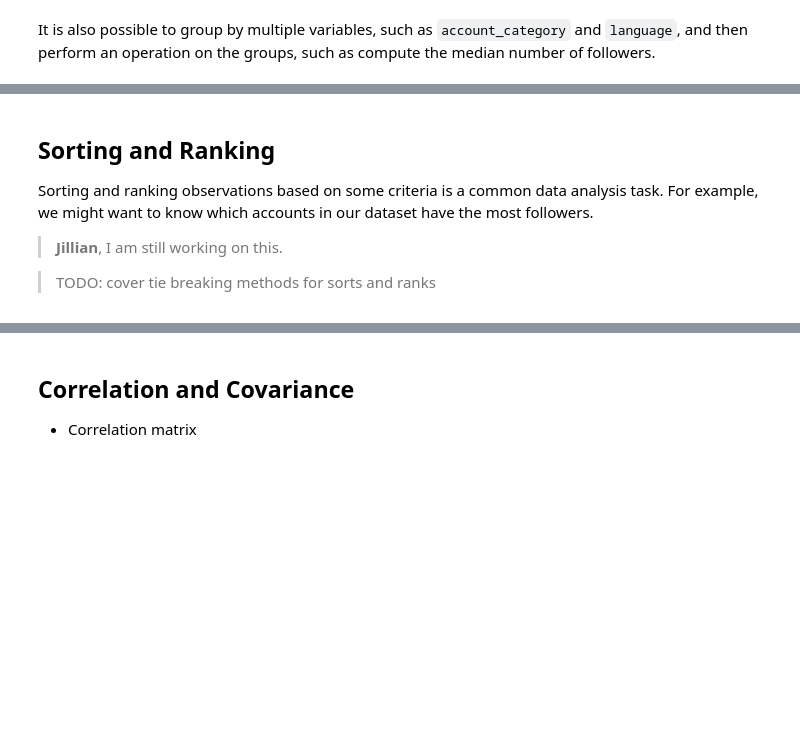
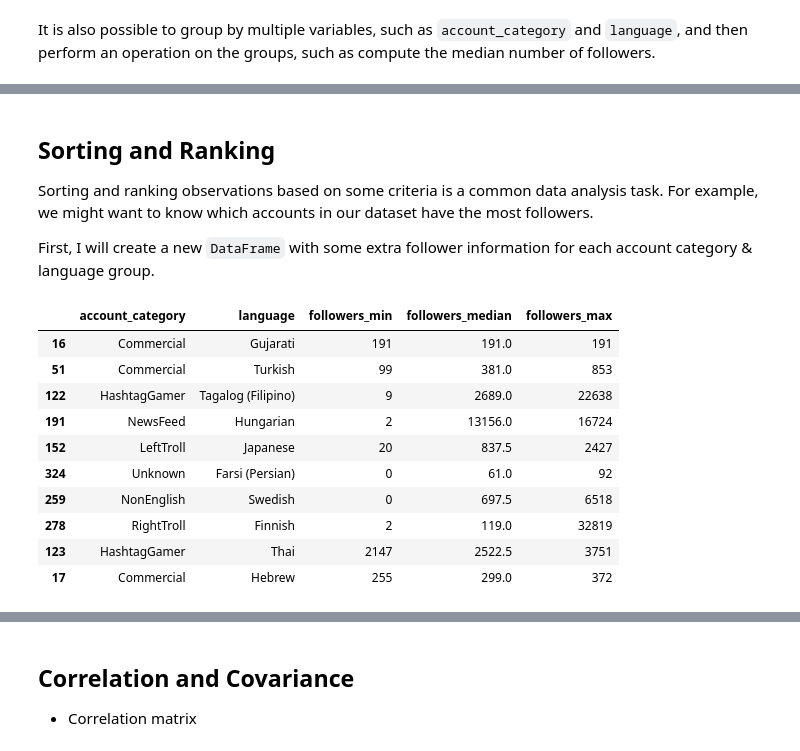
Before and after one commit to mclevey/GESIS_2020_Fundamentals, a Jupyter notebook: 03_pandas.ipynb, the cells around one changed output, grey strips where cells are left out. Cells and saved outputs as stored; diff of their text form; code cells hidden in the pictures; blank space fills up the shorter version.

```diff
--- a/03_pandas.ipynb
+++ b/03_pandas.ipynb
@@ -584,8 +718,23 @@ Finally, we can perform *multiple* operations on a grouped object by using the `
 # %% [markdown]
+<a id='skip_axes'></a>
 ## Sorting and Ranking
 
 Sorting and ranking observations based on some criteria is a common data analysis task. For example, we might want to know which accounts in our dataset have the most followers.
 
-> **Jillian**, I am still working on this.
-
-> TODO: cover tie breaking methods for sorts and ranks
+First, I will create a new `DataFrame` with some extra follower information for each account category & language group.
+# %%
+new_cat_lang = df.groupby(['account_category', 'language'], as_index=False)['followers'].agg([min, np.median, max]).reset_index()
+new_cat_lang.columns = ['account_category', 'language', 'followers_min', 'followers_median', 'followers_max']
+new_cat_lang.sample(10)
+# %% [output]
+|  | account_category | language | followers_min | followers_median | followers_max |
+| 16 | Commercial | Gujarati | 191 | 191.0 | 191 |
+| 51 | Commercial | Turkish | 99 | 381.0 | 853 |
+| 122 | HashtagGamer | Tagalog (Filipino) | 9 | 2689.0 | 22638 |
+| 191 | NewsFeed | Hungarian | 2 | 13156.0 | 16724 |
+| 152 | LeftTroll | Japanese | 20 | 837.5 | 2427 |
+| 324 | Unknown | Farsi (Persian) | 0 | 61.0 | 92 |
+| 259 | NonEnglish | Swedish | 0 | 697.5 | 6518 |
+| 278 | RightTroll | Finnish | 2 | 119.0 | 32819 |
+| 123 | HashtagGamer | Thai | 2147 | 2522.5 | 3751 |
+| 17 | Commercial | Hebrew | 255 | 299.0 | 372 |
```
Also changed, not shown: parts of 62 cells of this notebook.
